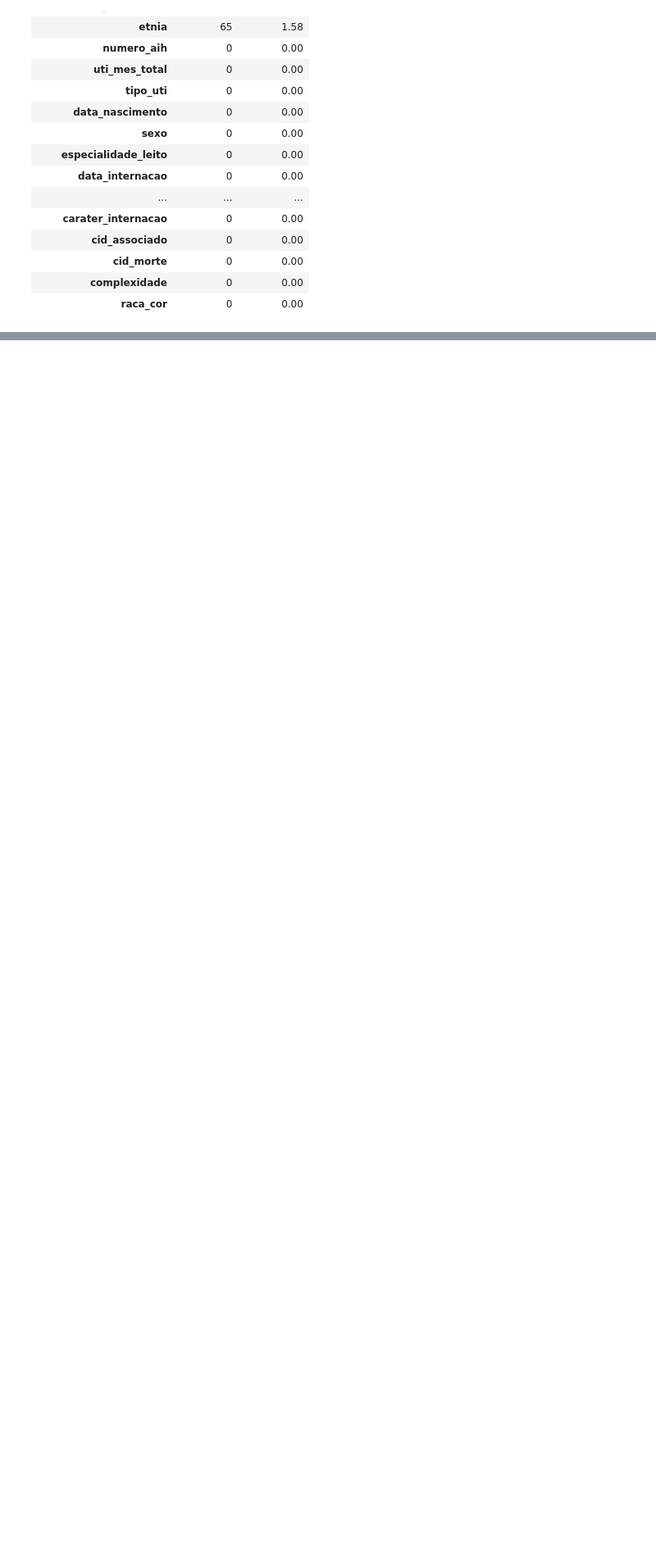
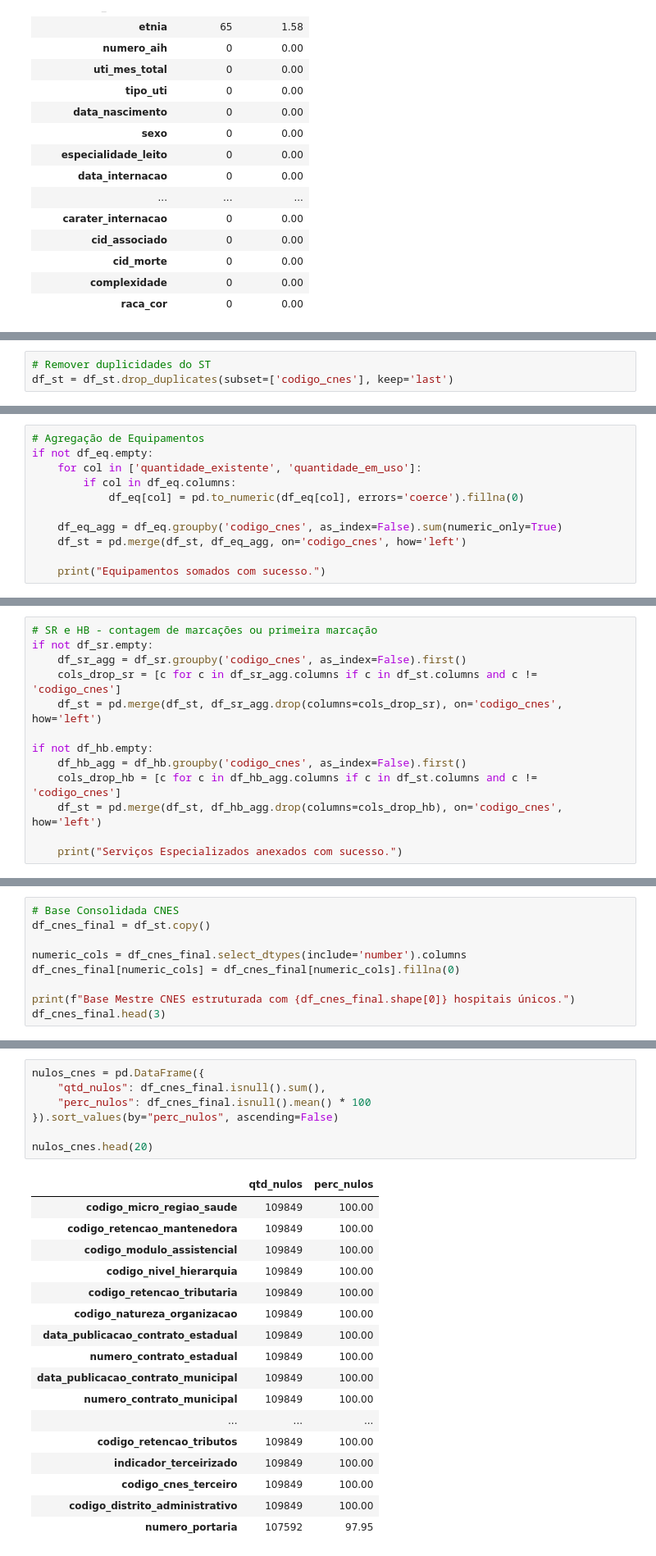
Before and after one commit to Carolina-Silva/TCC, a Jupyter notebook: notebooks/02_eda.ipynb, the cells around one changed output, grey strips where cells are left out. Shown at 82% size. Cells and saved outputs as stored; diff of their text form; blank space fills up the shorter version.

```diff
--- a/notebooks/02_eda.ipynb
+++ b/notebooks/02_eda.ipynb
@@ -242,0 +251,3 @@ nulls
+# %%
+# Remover duplicidades do ST
+df_st = df_st.drop_duplicates(subset=['codigo_cnes'], keep='last')
@@ -242,0 +274,11 @@ nulls
+# %%
+# Agregação de Equipamentos
+if not df_eq.empty:
+    for col in ['quantidade_existente', 'quantidade_em_uso']:
+        if col in df_eq.columns:
+            df_eq[col] = pd.to_numeric(df_eq[col], errors='coerce').fillna(0)
+
+    df_eq_agg = df_eq.groupby('codigo_cnes', as_index=False).sum(numeric_only=True)
+    df_st = pd.merge(df_st, df_eq_agg, on='codigo_cnes', how='left')
+
+    print("Equipamentos somados com sucesso.")
@@ -242,0 +290,13 @@ nulls
+# %%
+# SR e HB - contagem de marcações ou primeira marcação
+if not df_sr.empty:
+    df_sr_agg = df_sr.groupby('codigo_cnes', as_index=False).first()
+    cols_drop_sr = [c for c in df_sr_agg.columns if c in df_st.columns and c != 'codigo_cnes']
+    df_st = pd.merge(df_st, df_sr_agg.drop(columns=cols_drop_sr), on='codigo_cnes', how='left')
+
+if not df_hb.empty:
+    df_hb_agg = df_hb.groupby('codigo_cnes', as_index=False).first()
+    cols_drop_hb = [c for c in df_hb_agg.columns if c in df_st.columns and c != 'codigo_cnes']
+    df_st = pd.merge(df_st, df_hb_agg.drop(columns=cols_drop_hb), on='codigo_cnes', how='left')
+
+    print("Serviços Especializados anexados com sucesso.")
@@ -242,0 +308,9 @@ nulls
+# %%
+# Base Consolidada CNES
+df_cnes_final = df_st.copy()
+
+numeric_cols = df_cnes_final.select_dtypes(include='number').columns
+df_cnes_final[numeric_cols] = df_cnes_final[numeric_cols].fillna(0)
+
+print(f"Base Mestre CNES estruturada com {df_cnes_final.shape[0]} hospitais únicos.")
+df_cnes_final.head(3)
@@ -242,0 +327,25 @@ nulls
+# %%
+nulos_cnes = pd.DataFrame({
+    "qtd_nulos": df_cnes_final.isnull().sum(),
+    "perc_nulos": df_cnes_final.isnull().mean() * 100
+}).sort_values(by="perc_nulos", ascending=False)
+
+nulos_cnes.head(20)
+# %% [output]
+|  | qtd_nulos | perc_nulos |
+| codigo_micro_regiao_saude | 109849 | 100.00 |
+| codigo_retencao_mantenedora | 109849 | 100.00 |
+| codigo_modulo_assistencial | 109849 | 100.00 |
+| codigo_nivel_hierarquia | 109849 | 100.00 |
+| codigo_retencao_tributaria | 109849 | 100.00 |
+| codigo_natureza_organizacao | 109849 | 100.00 |
+| data_publicacao_contrato_estadual | 109849 | 100.00 |
+| numero_contrato_estadual | 109849 | 100.00 |
+| data_publicacao_contrato_municipal | 109849 | 100.00 |
+| numero_contrato_municipal | 109849 | 100.00 |
+| ... | ... | ... |
+| codigo_retencao_tributos | 109849 | 100.00 |
+| indicador_terceirizado | 109849 | 100.00 |
+| codigo_cnes_terceiro | 109849 | 100.00 |
+| codigo_distrito_administrativo | 109849 | 100.00 |
+| numero_portaria | 107592 | 97.95 |
```
Also changed, not shown: parts of 33 cells of this notebook.
